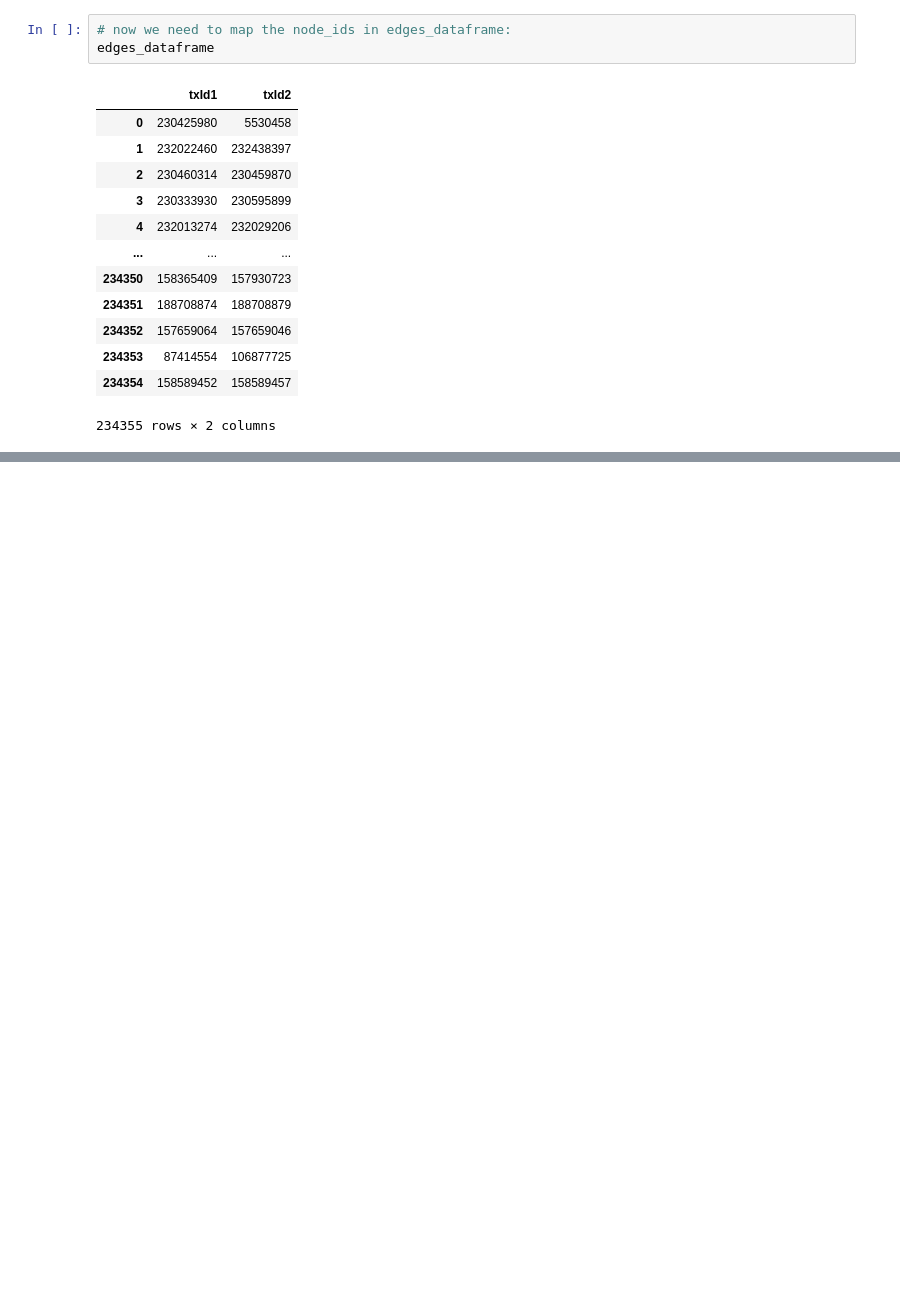
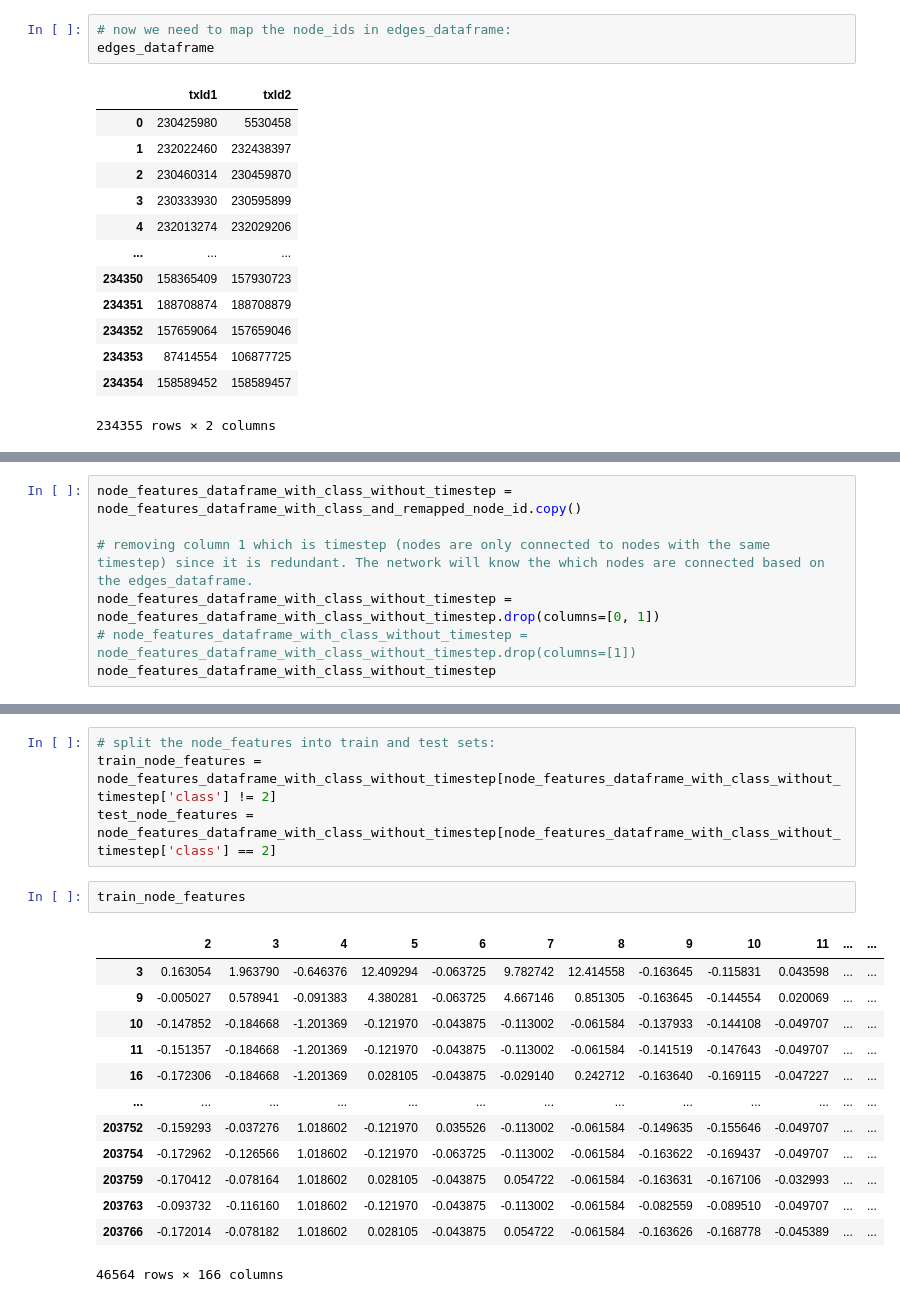
Before and after one commit to segfaultDelirium/btc_transaction_prediction_graph_neural_network, a Jupyter notebook: basic_gnn_eliptic_bitcoin_dataset.ipynb, the cells around one changed output, grey strips where cells are left out. Drawn from its saved outputs; the diff is of its cells as text; blank space fills up the shorter version.

```diff
--- a/basic_gnn_eliptic_bitcoin_dataset.ipynb
+++ b/basic_gnn_eliptic_bitcoin_dataset.ipynb
@@ -244,0 +311,7 @@ edges_dataframe
+# %%
+node_features_dataframe_with_class_without_timestep = node_features_dataframe_with_class_and_remapped_node_id.copy()
+
+# removing column 1 which is timestep (nodes are only connected to nodes with the same timestep) since it is redundant. The network will know the which nodes are connected based on the edges_dataframe.
+node_features_dataframe_with_class_without_timestep = node_features_dataframe_with_class_without_timestep.drop(columns=[0, 1])
+# node_features_dataframe_with_class_without_timestep = node_features_dataframe_with_class_without_timestep.drop(columns=[1])
+node_features_dataframe_with_class_without_timestep
@@ -244,0 +332,20 @@ edges_dataframe
+# %%
+# split the node_features into train and test sets:
+train_node_features = node_features_dataframe_with_class_without_timestep[node_features_dataframe_with_class_without_timestep['class'] != 2]
+test_node_features = node_features_dataframe_with_class_without_timestep[node_features_dataframe_with_class_without_timestep['class'] == 2]
+# %%
+train_node_features
+# %% [output]
+|  | 2 | 3 | 4 | 5 | 6 | 7 | 8 | 9 | 10 | 11 | ... | ... |
+| 3 | 0.163054 | 1.963790 | -0.646376 | 12.409294 | -0.063725 | 9.782742 | 12.414558 | -0.163645 | -0.115831 | 0.043598 | ... | ... |
+| 9 | -0.005027 | 0.578941 | -0.091383 | 4.380281 | -0.063725 | 4.667146 | 0.851305 | -0.163645 | -0.144554 | 0.020069 | ... | ... |
+| 10 | -0.147852 | -0.184668 | -1.201369 | -0.121970 | -0.043875 | -0.113002 | -0.061584 | -0.137933 | -0.144108 | -0.049707 | ... | ... |
+| 11 | -0.151357 | -0.184668 | -1.201369 | -0.121970 | -0.043875 | -0.113002 | -0.061584 | -0.141519 | -0.147643 | -0.049707 | ... | ... |
+| 16 | -0.172306 | -0.184668 | -1.201369 | 0.028105 | -0.043875 | -0.029140 | 0.242712 | -0.163640 | -0.169115 | -0.047227 | ... | ... |
+| ... | ... | ... | ... | ... | ... | ... | ... | ... | ... | ... | ... | ... |
+| 203752 | -0.159293 | -0.037276 | 1.018602 | -0.121970 | 0.035526 | -0.113002 | -0.061584 | -0.149635 | -0.155646 | -0.049707 | ... | ... |
+| 203754 | -0.172962 | -0.126566 | 1.018602 | -0.121970 | -0.063725 | -0.113002 | -0.061584 | -0.163622 | -0.169437 | -0.049707 | ... | ... |
+| 203759 | -0.170412 | -0.078164 | 1.018602 | 0.028105 | -0.043875 | 0.054722 | -0.061584 | -0.163631 | -0.167106 | -0.032993 | ... | ... |
+| 203763 | -0.093732 | -0.116160 | 1.018602 | -0.121970 | -0.043875 | -0.113002 | -0.061584 | -0.082559 | -0.089510 | -0.049707 | ... | ... |
+| 203766 | -0.172014 | -0.078182 | 1.018602 | 0.028105 | -0.043875 | 0.054722 | -0.061584 | -0.163626 | -0.168778 | -0.045389 | ... | ... |
+46564 rows × 166 columns
```
Also changed, not shown: parts of 28 cells of this notebook.
